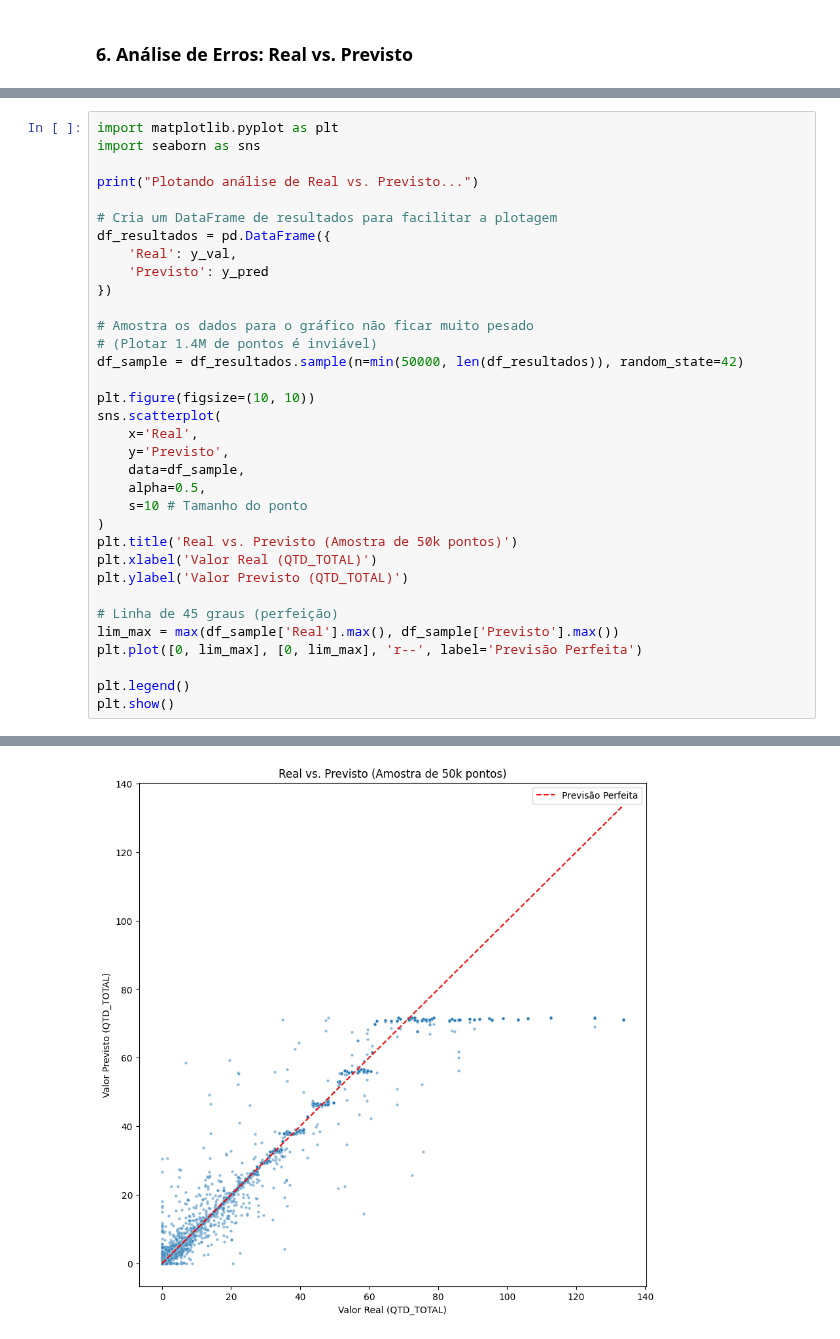
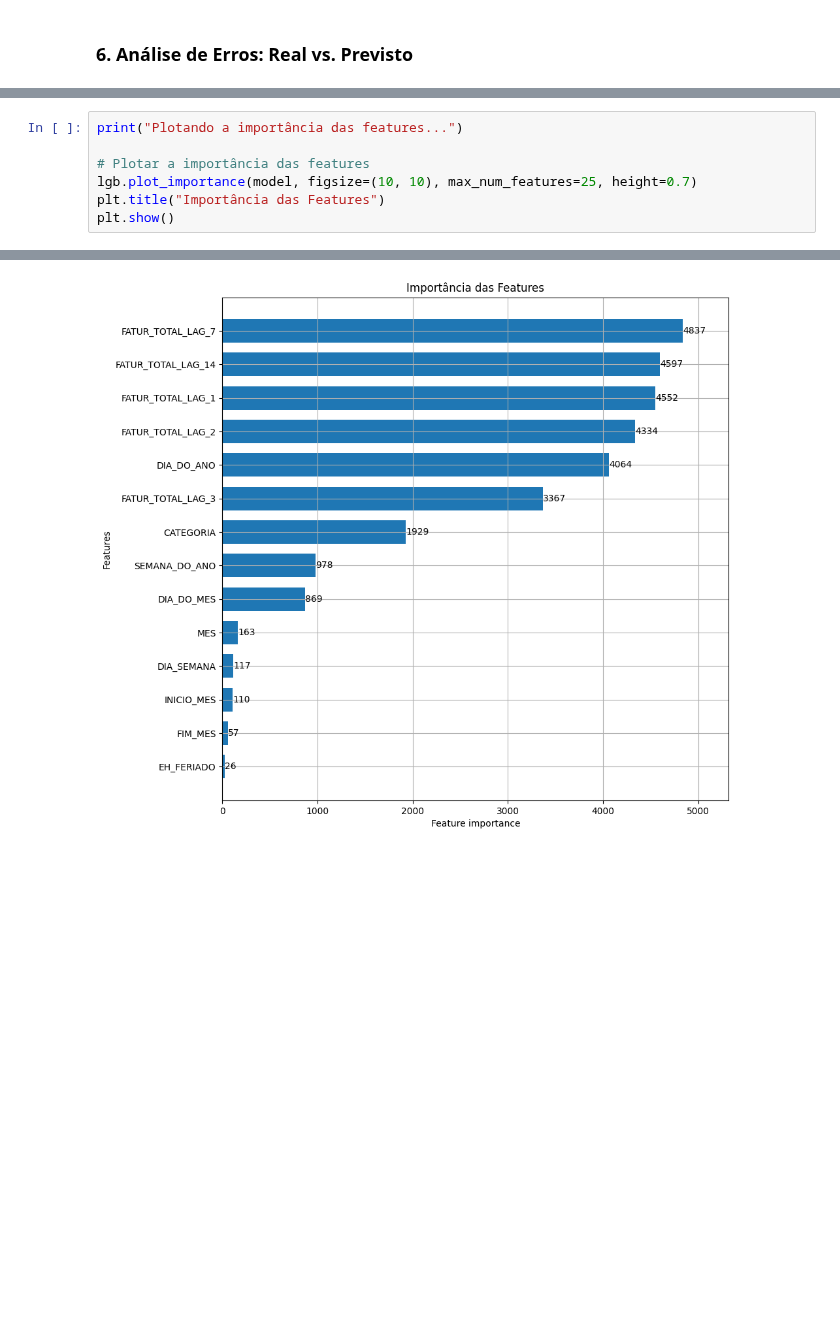
Before and after one commit to felipefsleal/Grupo6-ProjetoFinal, a Jupyter notebook: notebooks/03_modeling.ipynb, the cells around one changed output, grey strips where cells are left out. Drawn from its saved outputs; the diff is of its cells as text; blank space fills up the shorter version.

```diff
--- a/notebooks/03_modeling.ipynb
+++ b/notebooks/03_modeling.ipynb
@@ -260,35 +246,8 @@ Visão Geral: Vamos criar um gráfico de dispersão (scatterplot) para comparar
 # %%
-import matplotlib.pyplot as plt
-import seaborn as sns
+print("Plotando a importância das features...")
 
-print("Plotando análise de Real vs. Previsto...")
-
-# Cria um DataFrame de resultados para facilitar a plotagem
-df_resultados = pd.DataFrame({
-    'Real': y_val,
-    'Previsto': y_pred
-})
-
-# Amostra os dados para o gráfico não ficar muito pesado
-# (Plotar 1.4M de pontos é inviável)
-df_sample = df_resultados.sample(n=min(50000, len(df_resultados)), random_state=42)
-
-plt.figure(figsize=(10, 10))
-sns.scatterplot(
-    x='Real',
-    y='Previsto',
-    data=df_sample,
-    alpha=0.5,
-    s=10 # Tamanho do ponto
-)
-plt.title('Real vs. Previsto (Amostra de 50k pontos)')
-plt.xlabel('Valor Real (QTD_TOTAL)')
-plt.ylabel('Valor Previsto (QTD_TOTAL)')
-
-# Linha de 45 graus (perfeição)
-lim_max = max(df_sample['Real'].max(), df_sample['Previsto'].max())
-plt.plot([0, lim_max], [0, lim_max], 'r--', label='Previsão Perfeita')
-
-plt.legend()
+# Plotar a importância das features
+lgb.plot_importance(model, figsize=(10, 10), max_num_features=25, height=0.7)
+plt.title("Importância das Features")
 plt.show()
 # %% [output]
@@ -296,2 +255,2 @@ Plotando análise de Real vs. Previsto...
-[figure, old version]
+[figure, new version]
 # %% [markdown]
```
Also changed, not shown: parts of 16 cells of this notebook, 1 other file.
